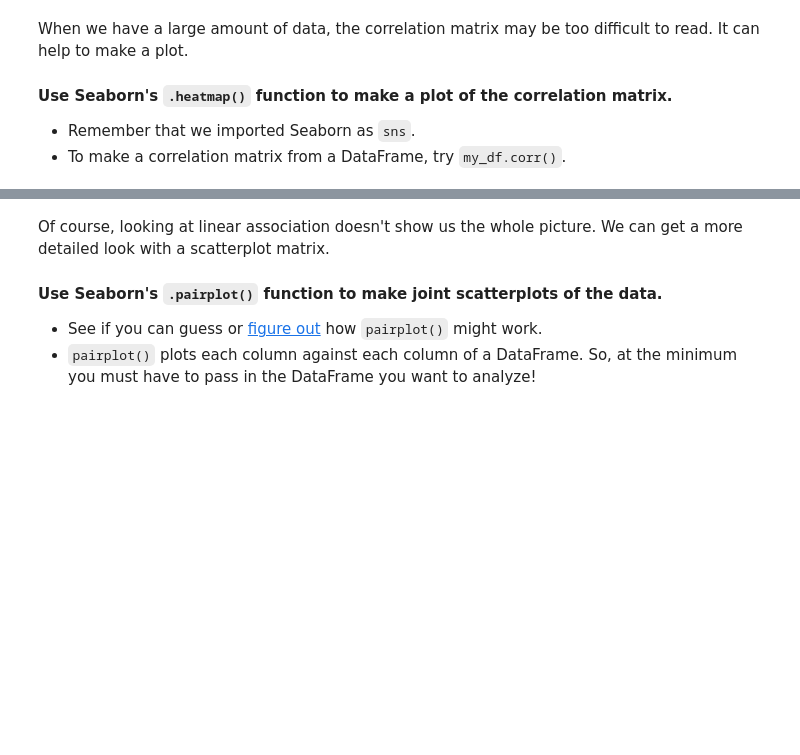
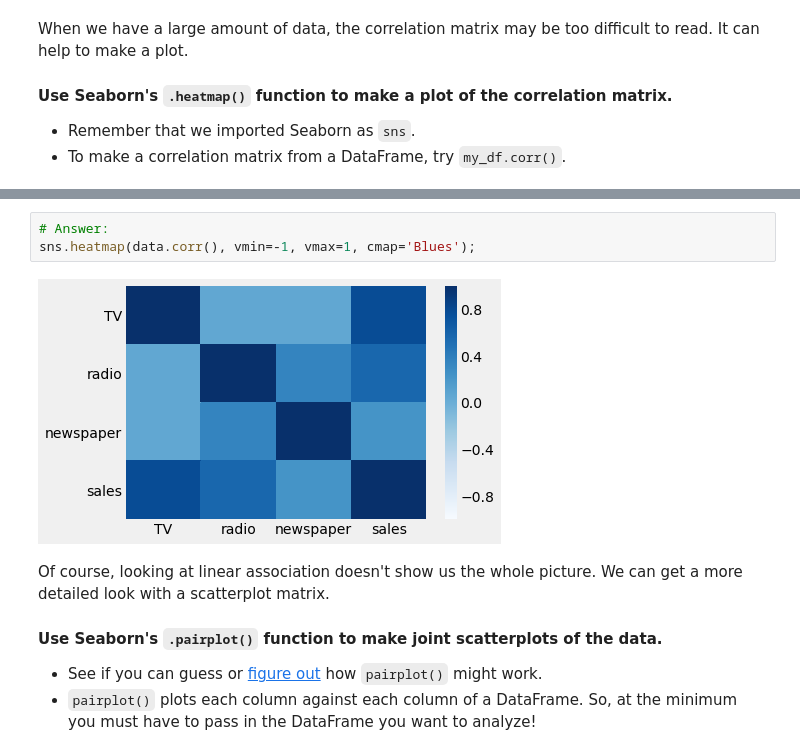
Before and after one commit to DineshPendyala/Start-ML, a Jupyter notebook: lessons/06/experiments-hypothesis-tests.ipynb, the cells around one changed output, grey strips where cells are left out. Saved outputs shown, nothing was run; the diff lists cells and outputs as text; blank space fills up the shorter version.

```diff
--- a/lessons/06/experiments-hypothesis-tests.ipynb
+++ b/lessons/06/experiments-hypothesis-tests.ipynb
@@ -190,3 +224,8 @@ When we have a large amount of data, the correlation matrix may be too difficult
+# %%
+# Answer:
+sns.heatmap(data.corr(), vmin=-1, vmax=1, cmap='Blues');
+# %% [output]
+[figure, added]
 # %% [markdown]
 Of course, looking at linear association doesn't show us the whole picture. We can get a more detailed look with a scatterplot matrix.
 
```
Also changed, not shown: parts of 26 cells of this notebook, 6 other files.
